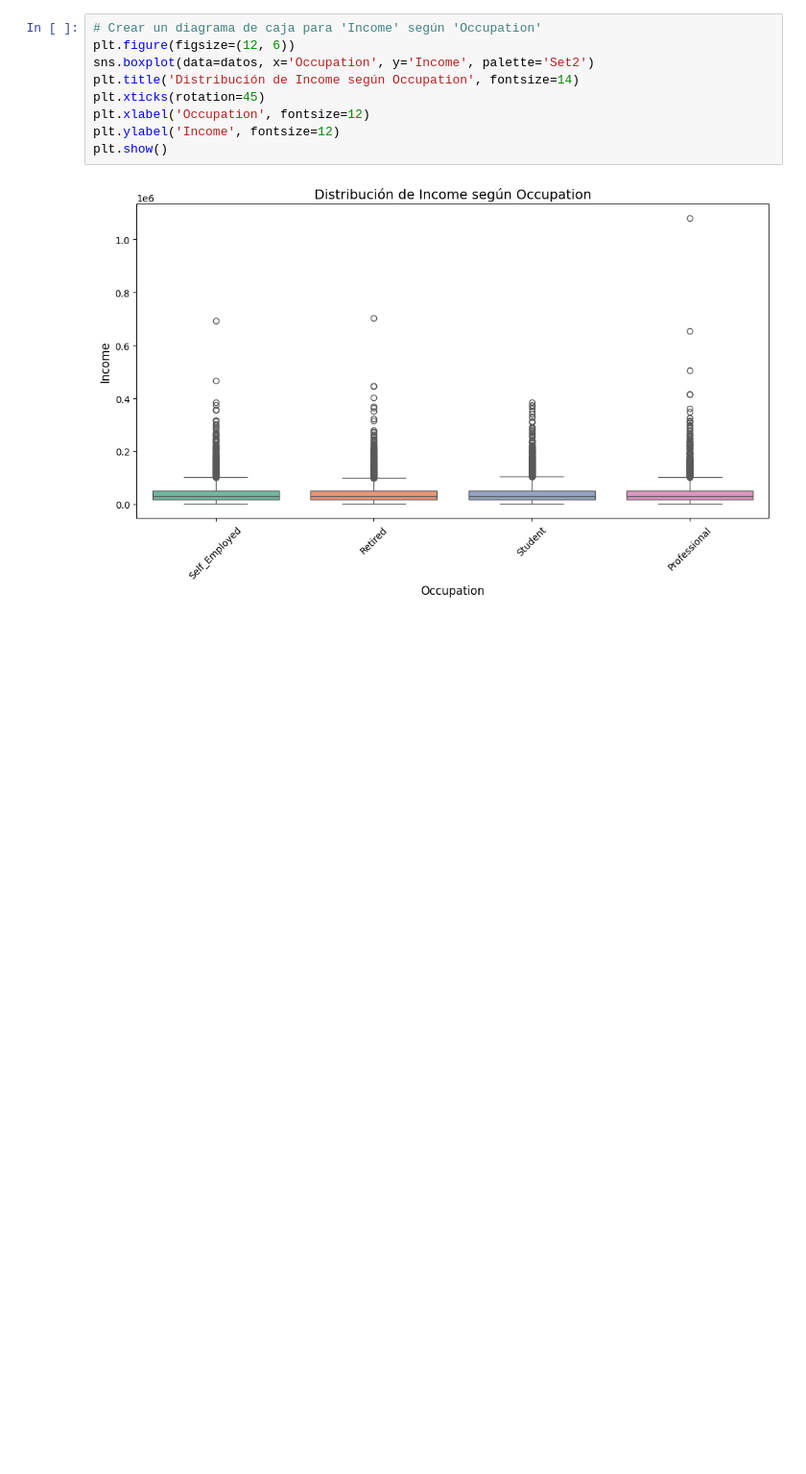
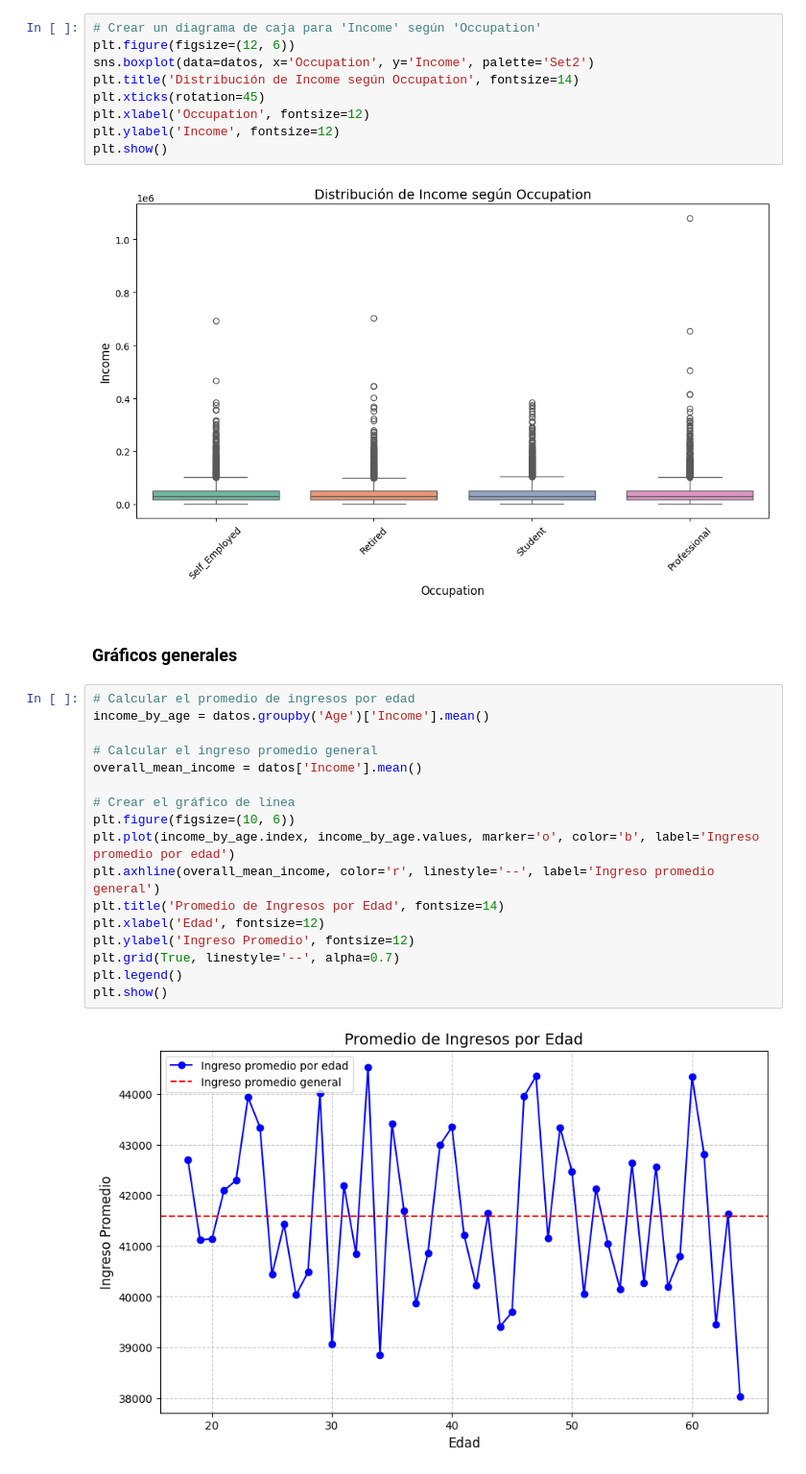
Before and after one commit to jduro99/Proyecto_final, a Jupyter notebook: Proyecto_final_Jorge.ipynb, the cells around one changed output. Shown at 96% size. Drawn from its saved outputs; the diff is of its cells as text; blank space fills up the shorter version.

```diff
--- a/Proyecto_final_Jorge.ipynb
+++ b/Proyecto_final_Jorge.ipynb
@@ -434,3 +468,24 @@ plt.ylabel('Income', fontsize=12)
 plt.show()
 # %% [output]
 [figure]
+# %% [markdown]
+### Gráficos generales
+# %%
+# Calcular el promedio de ingresos por edad
+income_by_age = datos.groupby('Age')['Income'].mean()
+
+# Calcular el ingreso promedio general
+overall_mean_income = datos['Income'].mean()
+
+# Crear el gráfico de línea
+plt.figure(figsize=(10, 6))
+plt.plot(income_by_age.index, income_by_age.values, marker='o', color='b', label='Ingreso promedio por edad')
+plt.axhline(overall_mean_income, color='r', linestyle='--', label='Ingreso promedio general')
+plt.title('Promedio de Ingresos por Edad', fontsize=14)
+plt.xlabel('Edad', fontsize=12)
+plt.ylabel('Ingreso Promedio', fontsize=12)
+plt.grid(True, linestyle='--', alpha=0.7)
+plt.legend()
+plt.show()
+# %% [output]
+[figure, added]
```
Also changed, not shown: parts of 12 cells of this notebook.
